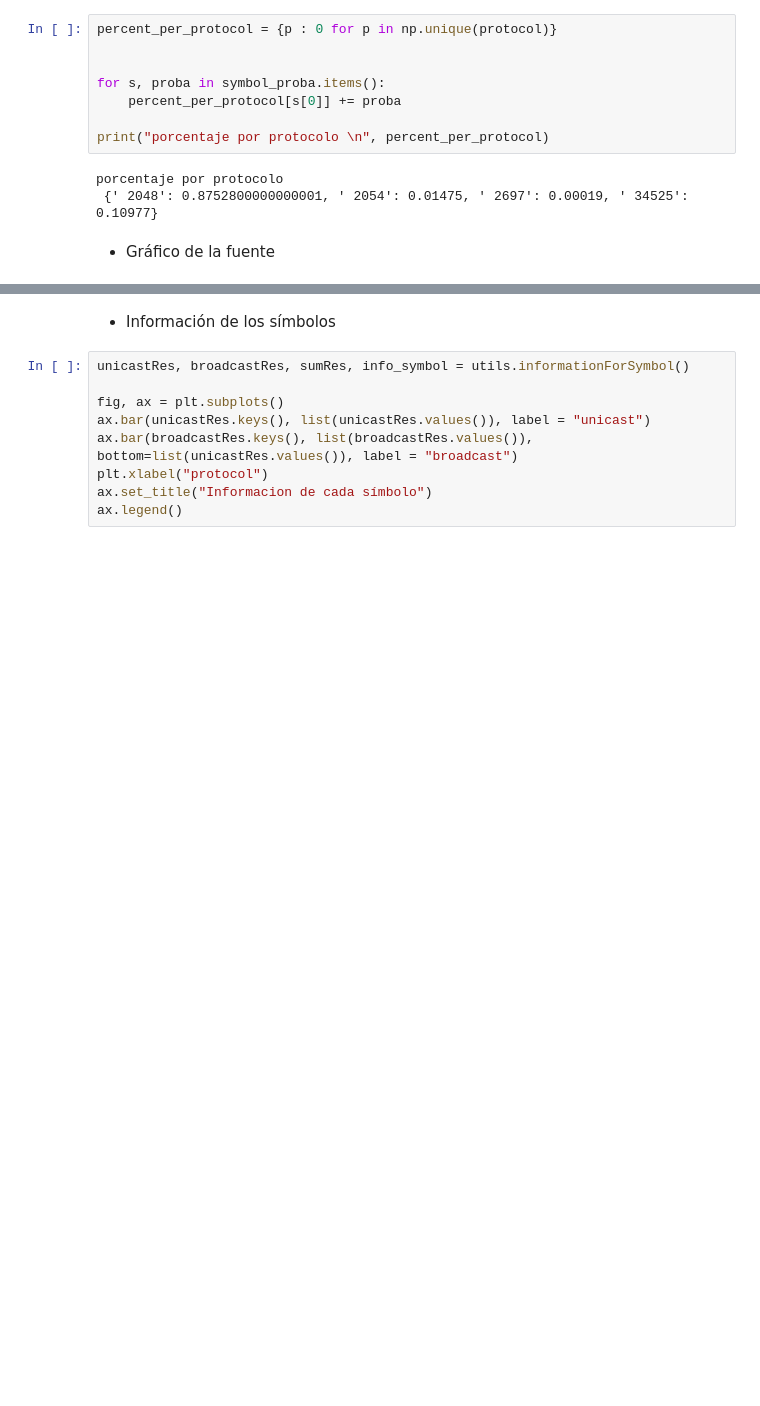
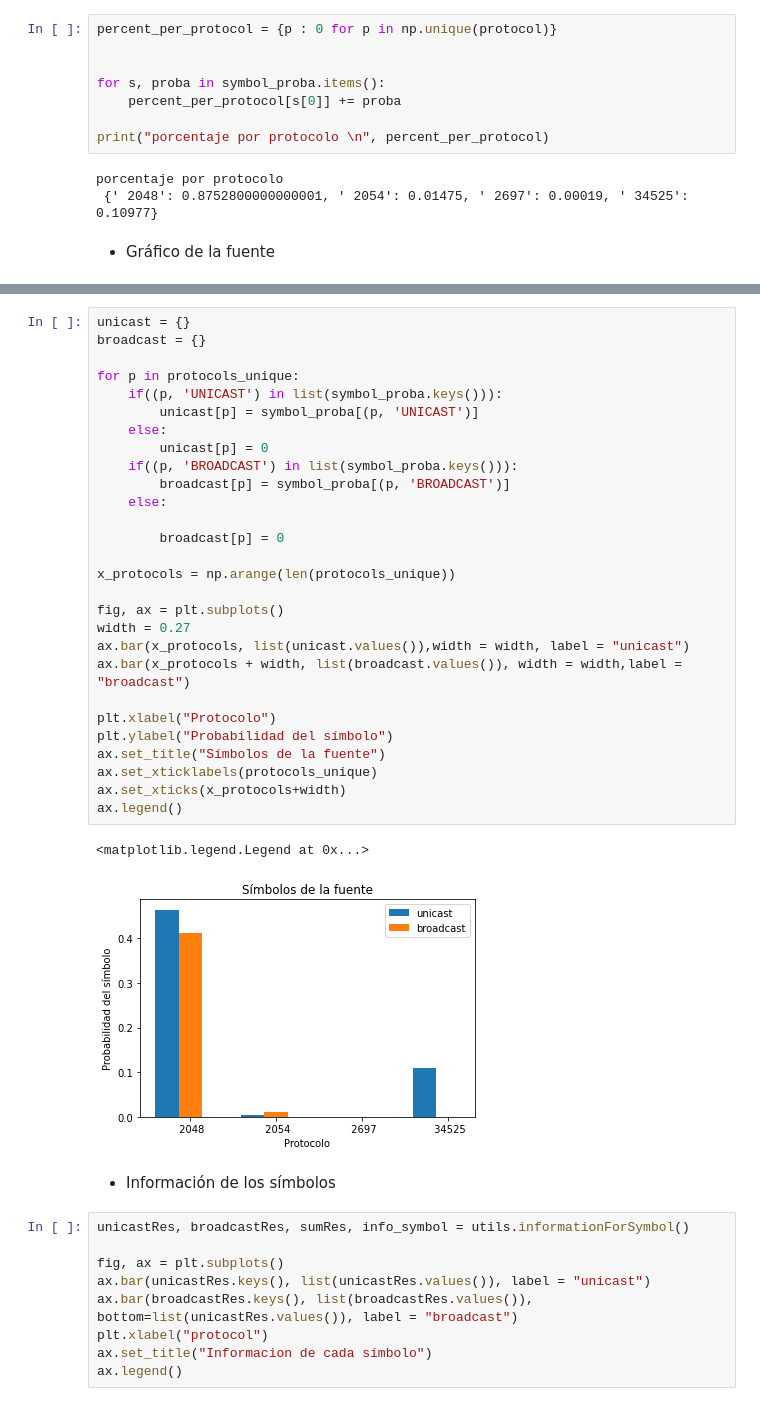
Before and after one commit to paulitapb/TP1_redes, a Jupyter notebook: analisis_paquetes.ipynb, the cells around one changed output, grey strips where cells are left out. Saved outputs shown, nothing was run; the diff lists cells and outputs as text; blank space fills up the shorter version.

```diff
--- a/analisis_paquetes.ipynb
+++ b/analisis_paquetes.ipynb
@@ -75,3 +80,34 @@ ax.set_yticks([])
+# %%
+unicast = {}
+broadcast = {}
+
+for p in protocols_unique:
+    if((p, 'UNICAST') in list(symbol_proba.keys())):
+        unicast[p] = symbol_proba[(p, 'UNICAST')]
+    else:
+        unicast[p] = 0
+    if((p, 'BROADCAST') in list(symbol_proba.keys())):
+        broadcast[p] = symbol_proba[(p, 'BROADCAST')]
+    else:
+
+        broadcast[p] = 0
+
+x_protocols = np.arange(len(protocols_unique))
+
+fig, ax = plt.subplots()
+width = 0.27
+ax.bar(x_protocols, list(unicast.values()),width = width, label = "unicast")
+ax.bar(x_protocols + width, list(broadcast.values()), width = width,label = "broadcast")
+
+plt.xlabel("Protocolo")
+plt.ylabel("Probabilidad del símbolo")
+ax.set_title("Símbolos de la fuente")
+ax.set_xticklabels(protocols_unique)
+ax.set_xticks(x_protocols+width)
+ax.legend()
+# %% [output]
+<matplotlib.legend.Legend at 0x...>
+[figure, added]
 # %% [markdown]
 - Información de los símbolos
 # %%
```
Also changed, not shown: parts of 5 cells of this notebook, 1 other file.
